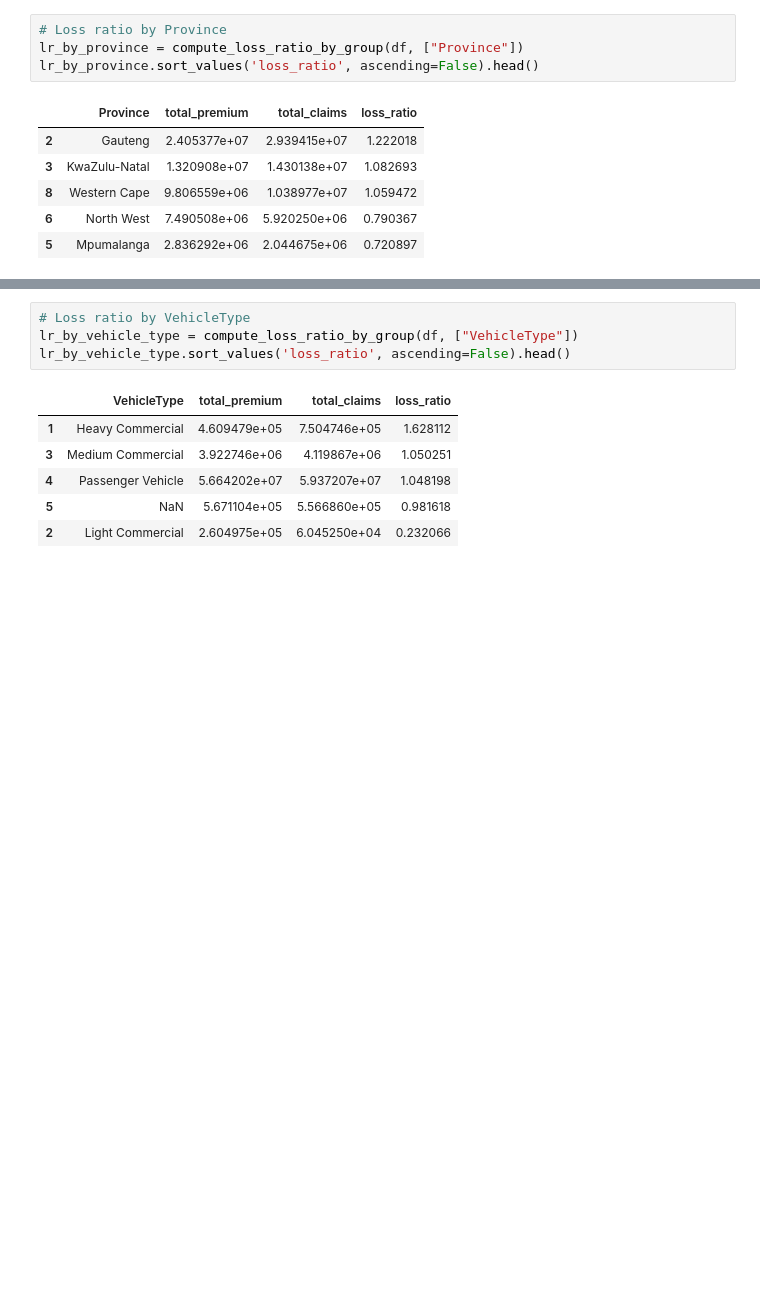
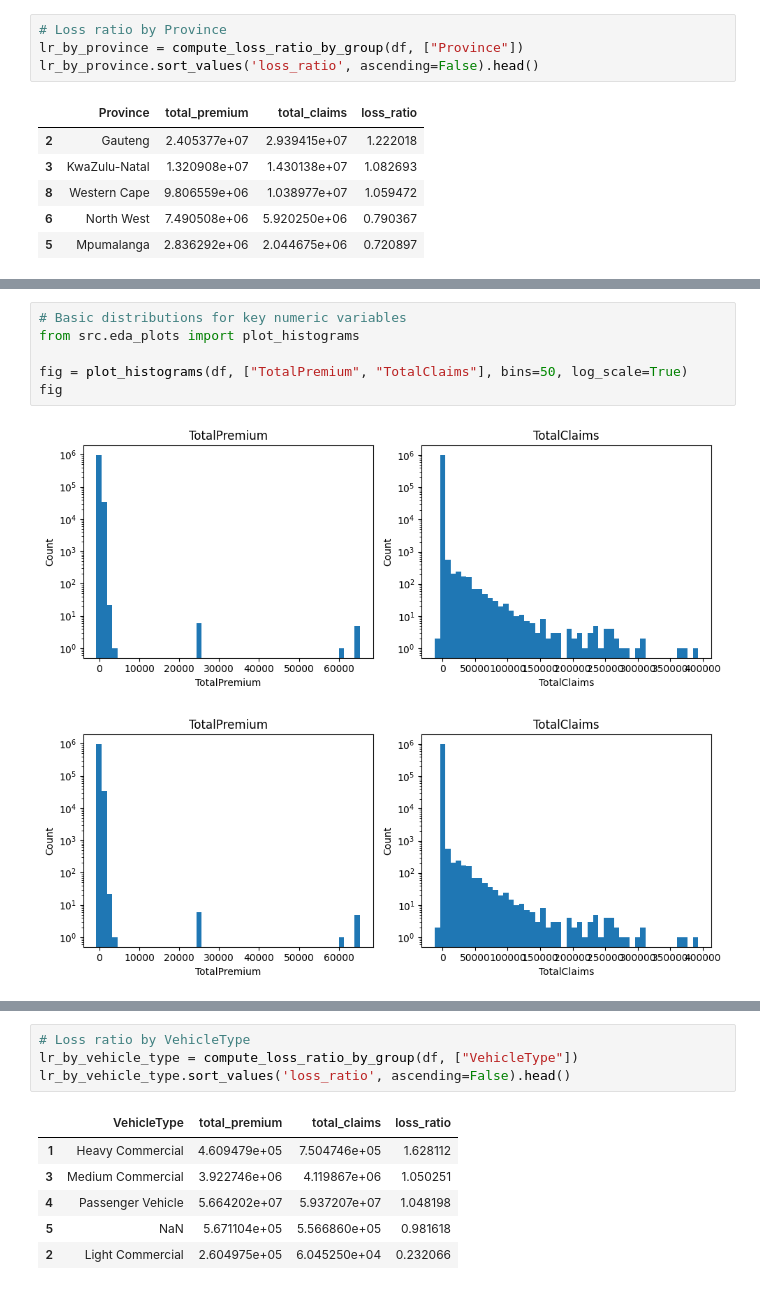
Before and after one commit to Filimon-H/Insurance-Risk-Analysis-and-Predictive-Modeling-, a Jupyter notebook: notebooks/01_task1_eda_overview.ipynb, the cells around one changed output, grey strips where cells are left out. Cells and saved outputs as stored; diff of their text form; blank space fills up the shorter version.

Commit message:
docs: update progress and dev log for Task 1 distributions, outliers, and time trends

```diff
--- a/notebooks/01_task1_eda_overview.ipynb
+++ b/notebooks/01_task1_eda_overview.ipynb
@@ -79,0 +102,9 @@ lr_by_province.sort_values('loss_ratio', ascending=False).head()
+# %%
+# Basic distributions for key numeric variables
+from src.eda_plots import plot_histograms
+
+fig = plot_histograms(df, ["TotalPremium", "TotalClaims"], bins=50, log_scale=True)
+fig
+# %% [output]
+[figure, added]
+[figure, added]
```
Also changed, not shown: parts of 7 cells of this notebook, 8 other files.
